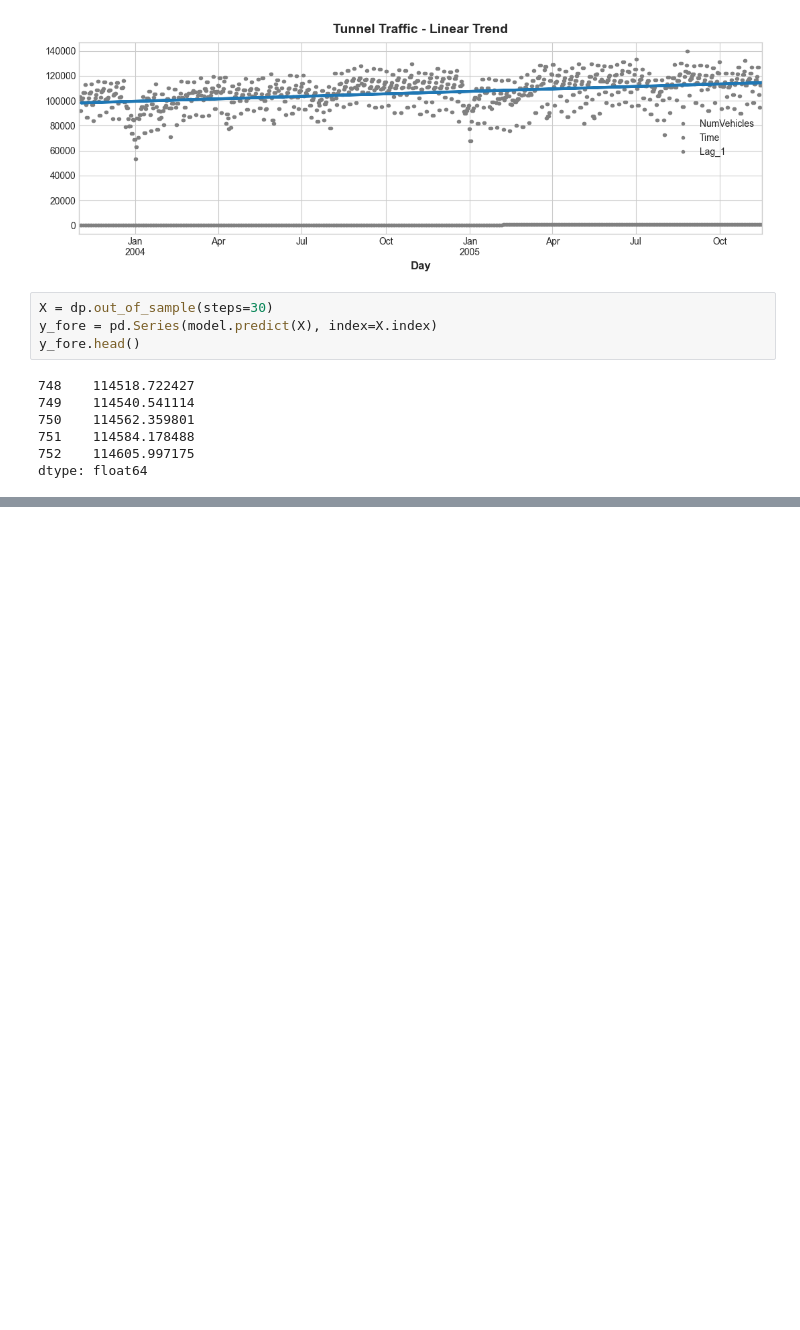
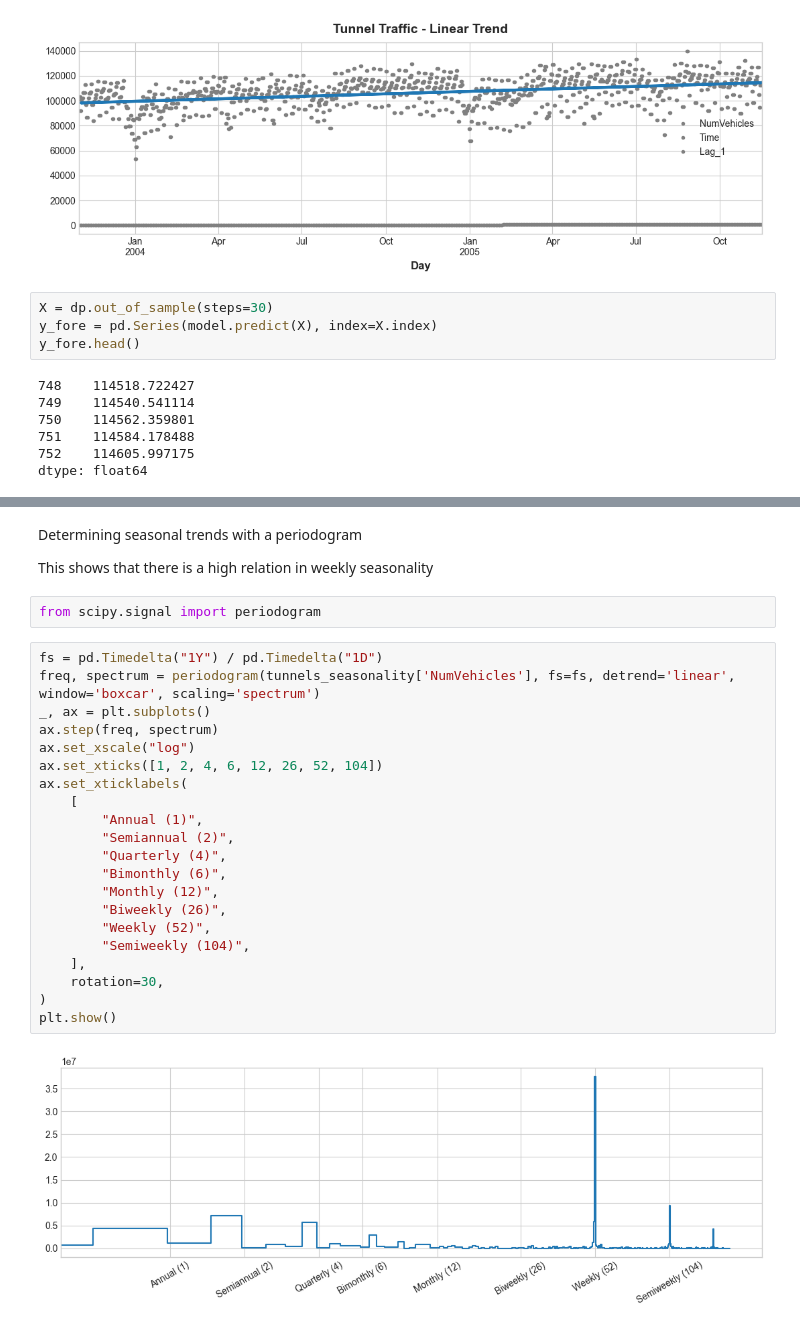
Before and after one commit to Medoci/Medoci, a Jupyter notebook: notebooks/Kaggle_Time_Series_Forecasting.ipynb, the cells around one changed output, grey strips where cells are left out. Saved outputs shown, nothing was run; the diff lists cells and outputs as text; blank space fills up the shorter version.

```diff
--- a/notebooks/Kaggle_Time_Series_Forecasting.ipynb
+++ b/notebooks/Kaggle_Time_Series_Forecasting.ipynb
@@ -453,0 +521,29 @@ dtype: float64
+# %% [markdown]
+Determining seasonal trends with a periodogram
+
+This shows that there is a high relation in weekly seasonality
+# %%
+from scipy.signal import periodogram
+# %%
+fs = pd.Timedelta("1Y") / pd.Timedelta("1D")
+freq, spectrum = periodogram(tunnels_seasonality['NumVehicles'], fs=fs, detrend='linear', window='boxcar', scaling='spectrum')
+_, ax = plt.subplots()
+ax.step(freq, spectrum)
+ax.set_xscale("log")
+ax.set_xticks([1, 2, 4, 6, 12, 26, 52, 104])
+ax.set_xticklabels(
+    [
+        "Annual (1)",
+        "Semiannual (2)",
+        "Quarterly (4)",
+        "Bimonthly (6)",
+        "Monthly (12)",
+        "Biweekly (26)",
+        "Weekly (52)",
+        "Semiweekly (104)",
+    ],
+    rotation=30,
+)
+plt.show()
+# %% [output]
+[figure, added]
```
Also changed, not shown: parts of 9 cells of this notebook.
